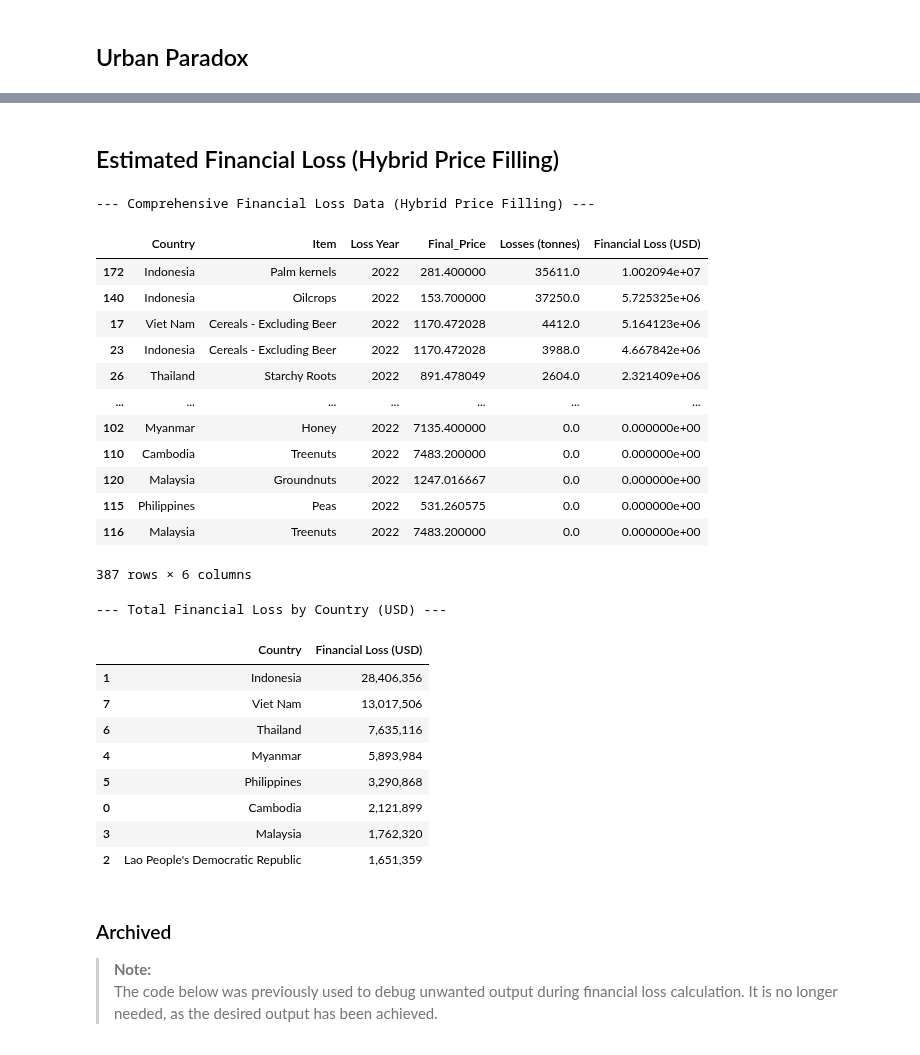
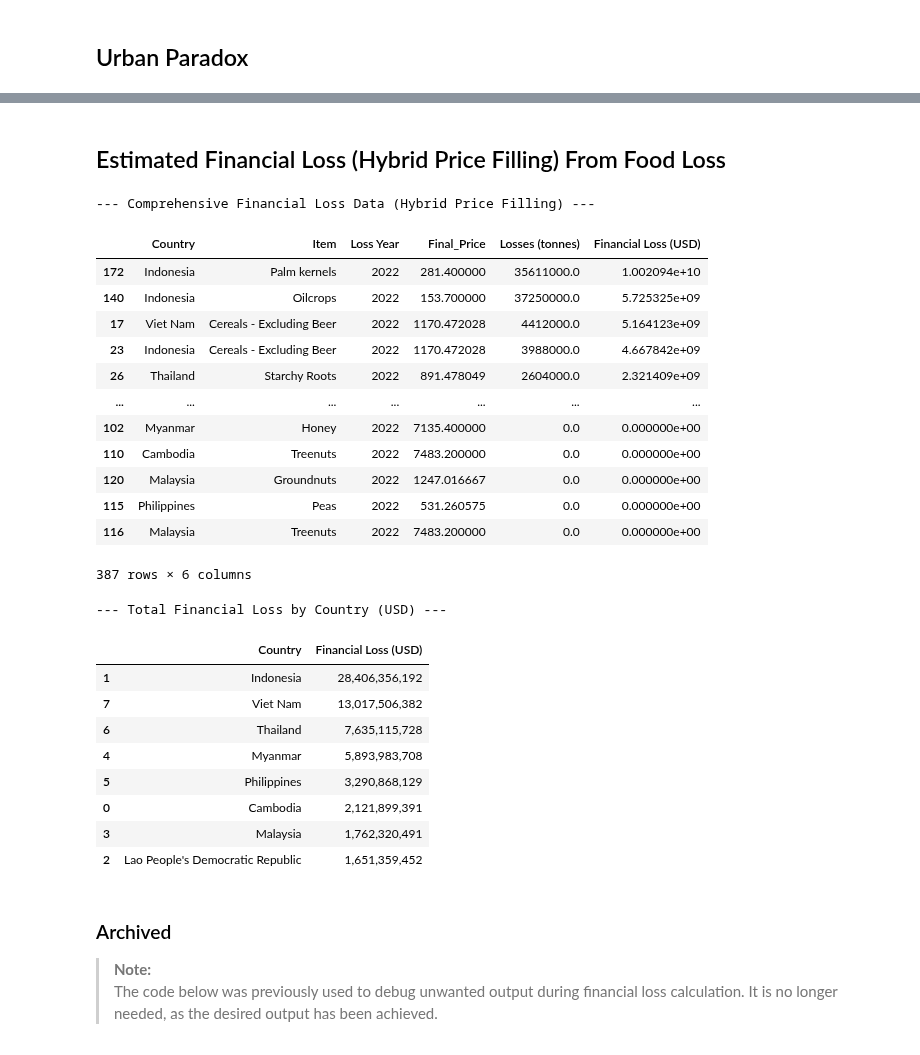
Before and after one commit to Azvier/asean-food-waste-sustainability, a Jupyter notebook: notebooks/data_analysis.ipynb, the cells around one changed output, grey strips where cells are left out. Cells and saved outputs as stored; diff of their text form; code cells hidden in the pictures.

```diff
--- a/notebooks/data_analysis.ipynb
+++ b/notebooks/data_analysis.ipynb
@@ -104,7 +104,7 @@ urban_paradox_fmt
 | 8 | Thailand | 37,838,857 | 6.7 | 86 | 3,254,142 |
 | 9 | Viet Nam | 40,975,863 | 12.3 | 72 | 2,950,262 |
 # %% [markdown]
-## Estimated Financial Loss (Hybrid Price Filling)
+## Estimated Financial Loss (Hybrid Price Filling) From Food Loss
 # %%
 # Filter the Food Balance Sheets for the 'Losses' element across all commodities
 # in ASEAN countries. We will keep the 'Year' to be explicit about the timeframe.
@@ -114,6 +114,7 @@ loss_volume = fao_fbs[
     (fao_fbs['Year'] == 2022) &
     (~fao_fbs['Item'].str.strip().str.lower().str.contains('total'))
 ].copy()
+loss_volume['Value'] = loss_volume['Value'] * 1000
 loss_volume = loss_volume.sort_values('Year').drop_duplicates(['Area', 'Item'], keep='last')
 loss_volume = loss_volume[['Area', 'Item', 'Year', 'Value']].rename(columns={
     'Year': 'Loss Year',
@@ -254,38 +255,38 @@ loss_volume_mapped = loss_volume_mapped.merge(
 merged = pd.merge(
     loss_volume_mapped, producer_prices,
     left_on=['Area', 'Item_mapped'],
     right_on=['Area', 'Item_std'],
     how='left',
     suffixes=('', '_country')
 )
 
 # Choose price: country > ASEAN > global
 def choose_price(row):
     if pd.notnull(row['Price (USD/tonne)']):
         return row['Price (USD/tonne)']
     elif pd.notnull(row['ASEAN_Avg_Price']):
         return row['ASEAN_Avg_Price']
     else:
         return row['Global_Avg_Price']
 
 merged['Final_Price'] = merged.apply(choose_price, axis=1)
 merged = merged[merged['Final_Price'].notnull()].copy()
 
 merged['Financial Loss (USD)'] = merged['Losses (tonnes)'] * merged['Final_Price']
 
 financial_loss_df_detailed = merged.rename(columns={'Area': 'Country'})
 financial_loss_df_detailed = financial_loss_df_detailed.sort_values('Financial Loss (USD)', ascending=False)
 
 print("--- Comprehensive Financial Loss Data (Hybrid Price Filling) ---")
 financial_loss_df_detailed[['Country', 'Item', 'Loss Year', 'Final_Price', 'Losses (tonnes)', 'Financial Loss (USD)']]
 # %% [output]
 --- Comprehensive Financial Loss Data (Hybrid Price Filling) ---
 |  | Country | Item | Loss Year | Final_Price | Losses (tonnes) | Financial Loss (USD) |
-| 172 | Indonesia | Palm kernels | 2022 | 281.400000 | 35611.0 | 1.002094e+07 |
-| 140 | Indonesia | Oilcrops | 2022 | 153.700000 | 37250.0 | 5.725325e+06 |
-| 17 | Viet Nam | Cereals - Excluding Beer | 2022 | 1170.472028 | 4412.0 | 5.164123e+06 |
-| 23 | Indonesia | Cereals - Excluding Beer | 2022 | 1170.472028 | 3988.0 | 4.667842e+06 |
-| 26 | Thailand | Starchy Roots | 2022 | 891.478049 | 2604.0 | 2.321409e+06 |
+| 172 | Indonesia | Palm kernels | 2022 | 281.400000 | 35611000.0 | 1.002094e+10 |
+| 140 | Indonesia | Oilcrops | 2022 | 153.700000 | 37250000.0 | 5.725325e+09 |
+| 17 | Viet Nam | Cereals - Excluding Beer | 2022 | 1170.472028 | 4412000.0 | 5.164123e+09 |
+| 23 | Indonesia | Cereals - Excluding Beer | 2022 | 1170.472028 | 3988000.0 | 4.667842e+09 |
+| 26 | Thailand | Starchy Roots | 2022 | 891.478049 | 2604000.0 | 2.321409e+09 |
 | ... | ... | ... | ... | ... | ... | ... |
 | 102 | Myanmar | Honey | 2022 | 7135.400000 | 0.0 | 0.000000e+00 |
 | 110 | Cambodia | Treenuts | 2022 | 7483.200000 | 0.0 | 0.000000e+00 |
@@ -307,14 +308,14 @@ financial_loss_by_country_fmt
 # %% [output]
 --- Total Financial Loss by Country (USD) ---
 |  | Country | Financial Loss (USD) |
-| 1 | Indonesia | 28,406,356 |
-| 7 | Viet Nam | 13,017,506 |
-| 6 | Thailand | 7,635,116 |
-| 4 | Myanmar | 5,893,984 |
-| 5 | Philippines | 3,290,868 |
-| 0 | Cambodia | 2,121,899 |
-| 3 | Malaysia | 1,762,320 |
-| 2 | Lao People's Democratic Republic | 1,651,359 |
+| 1 | Indonesia | 28,406,356,192 |
+| 7 | Viet Nam | 13,017,506,382 |
+| 6 | Thailand | 7,635,115,728 |
+| 4 | Myanmar | 5,893,983,708 |
+| 5 | Philippines | 3,290,868,129 |
+| 0 | Cambodia | 2,121,899,391 |
+| 3 | Malaysia | 1,762,320,491 |
+| 2 | Lao People's Democratic Republic | 1,651,359,452 |
 # %% [markdown]
 ### Archived
 > **Note:**
```
Also changed, not shown: parts of 1 cell of this notebook.
